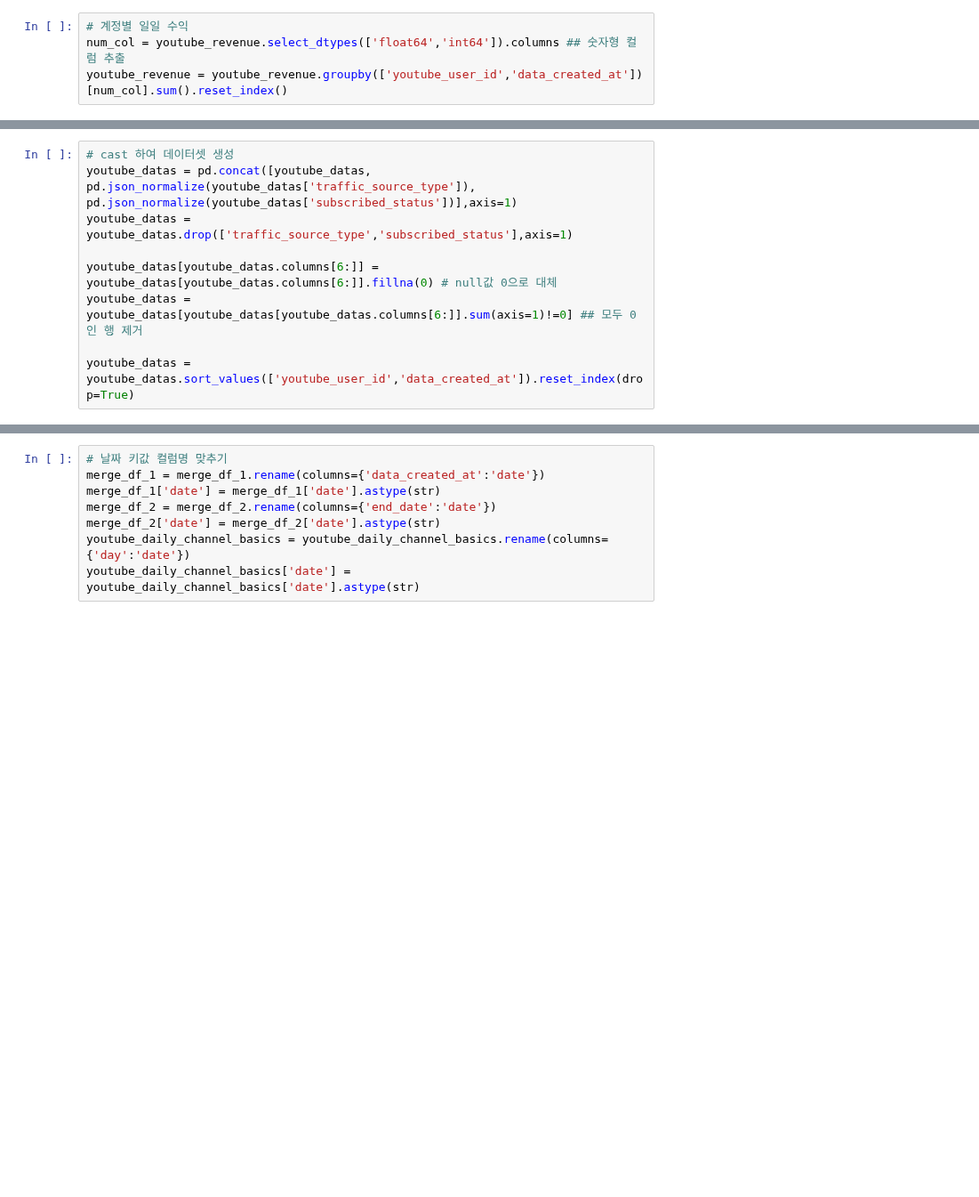
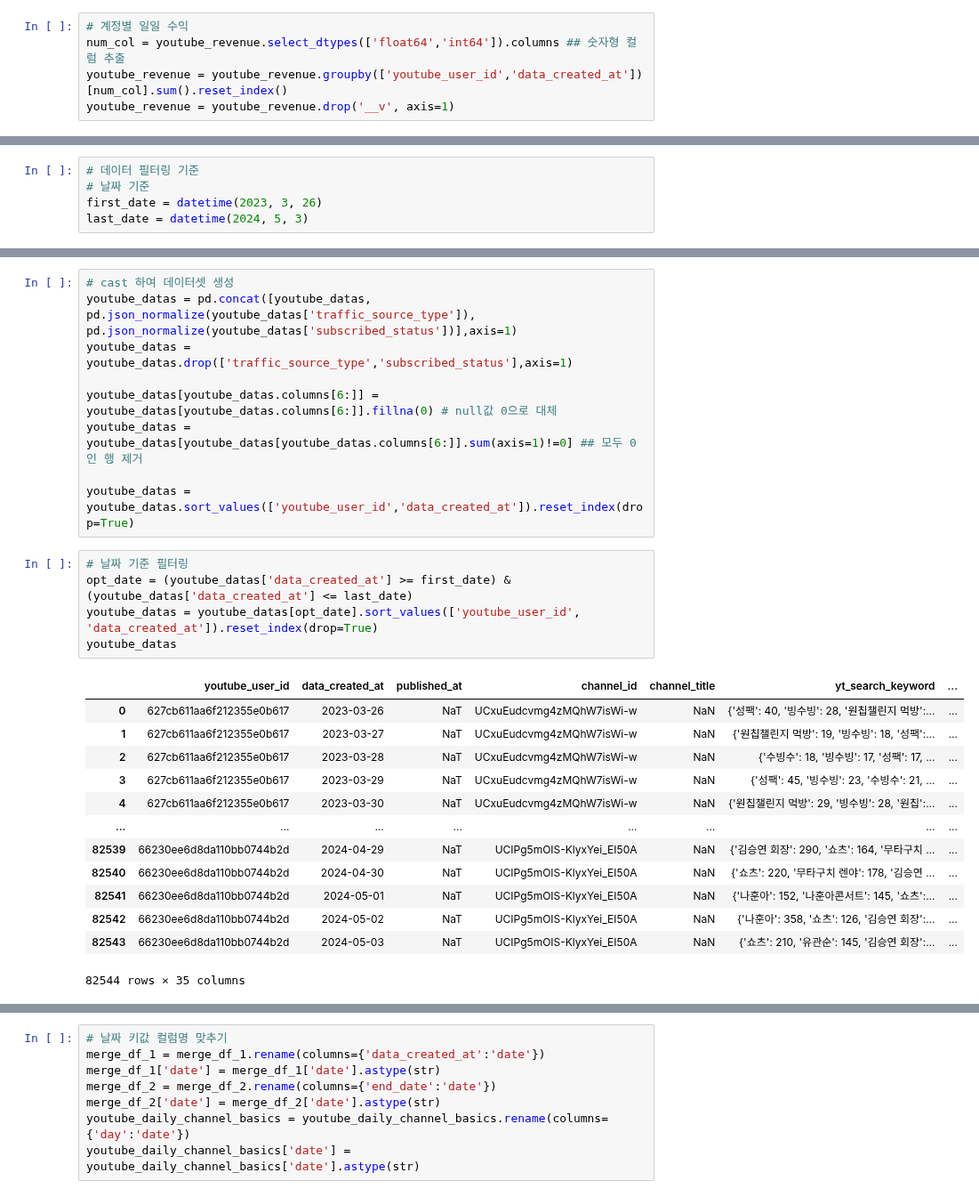
Before and after one commit to kkwann/awake, a Jupyter notebook: MongoDB_connection.ipynb, the cells around one changed output, grey strips where cells are left out. Shown at 89% size. Saved outputs shown, nothing was run; the diff lists cells and outputs as text; blank space fills up the shorter version.

```diff
--- a/MongoDB_connection.ipynb
+++ b/MongoDB_connection.ipynb
@@ -198,3 +200,4 @@ len(youtube_revenue['youtube_user_id'].unique())
 # 계정별 일일 수익
 num_col = youtube_revenue.select_dtypes(['float64','int64']).columns ## 숫자형 컬럼 추출
 youtube_revenue = youtube_revenue.groupby(['youtube_user_id','data_created_at'])[num_col].sum().reset_index()
+youtube_revenue = youtube_revenue.drop('__v', axis=1)
@@ -376,3 +395,8 @@ youtube_subscriber = youtube_subscriber.sort_values(['youtube_user_id','data_cre
 # %%
 # 불필요 데이터 삭제 - 메모리 최소화
 del youtube_dict
+# %%
+# 데이터 필터링 기준
+# 날짜 기준
+first_date = datetime(2023, 3, 26)
+last_date = datetime(2024, 5, 3)
@@ -580,5 +622,24 @@ youtube_datas[youtube_datas.columns[6:]] = youtube_datas[youtube_datas.columns[6
 youtube_datas = youtube_datas[youtube_datas[youtube_datas.columns[6:]].sum(axis=1)!=0] ## 모두 0인 행 제거
 
 youtube_datas = youtube_datas.sort_values(['youtube_user_id','data_created_at']).reset_index(drop=True)
+# %%
+# 날짜 기준 필터링
+opt_date = (youtube_datas['data_created_at'] >= first_date) & (youtube_datas['data_created_at'] <= last_date)
+youtube_datas = youtube_datas[opt_date].sort_values(['youtube_user_id', 'data_created_at']).reset_index(drop=True)
+youtube_datas
+# %% [output]
+|  | youtube_user_id | data_created_at | published_at | channel_id | channel_title | yt_search_keyword | ... |
+| 0 | 627cb611aa6f212355e0b617 | 2023-03-26 | NaT | UCxuEudcvmg4zMQhW7isWi-w | NaN | {'성팩': 40, '빙수빙': 28, '원칩챌린지 먹방':... | ... |
+| 1 | 627cb611aa6f212355e0b617 | 2023-03-27 | NaT | UCxuEudcvmg4zMQhW7isWi-w | NaN | {'원칩챌린지 먹방': 19, '빙수빙': 18, '성팩':... | ... |
+| 2 | 627cb611aa6f212355e0b617 | 2023-03-28 | NaT | UCxuEudcvmg4zMQhW7isWi-w | NaN | {'수빙수': 18, '빙수빙': 17, '성팩': 17, ... | ... |
+| 3 | 627cb611aa6f212355e0b617 | 2023-03-29 | NaT | UCxuEudcvmg4zMQhW7isWi-w | NaN | {'성팩': 45, '빙수빙': 23, '수빙수': 21, ... | ... |
+| 4 | 627cb611aa6f212355e0b617 | 2023-03-30 | NaT | UCxuEudcvmg4zMQhW7isWi-w | NaN | {'원칩챌린지 먹방': 29, '빙수빙': 28, '원칩':... | ... |
+| ... | ... | ... | ... | ... | ... | ... | ... |
+| 82539 | 66230ee6d8da110bb0744b2d | 2024-04-29 | NaT | UCIPg5mOIS-KlyxYei_EI50A | NaN | {'김승연 회장': 290, '쇼츠': 164, '무타구치 ... | ... |
+| 82540 | 66230ee6d8da110bb0744b2d | 2024-04-30 | NaT | UCIPg5mOIS-KlyxYei_EI50A | NaN | {'쇼츠': 220, '무타구치 렌야': 178, '김승연 ... | ... |
+| 82541 | 66230ee6d8da110bb0744b2d | 2024-05-01 | NaT | UCIPg5mOIS-KlyxYei_EI50A | NaN | {'나훈아': 152, '나훈아콘서트': 145, '쇼츠':... | ... |
+| 82542 | 66230ee6d8da110bb0744b2d | 2024-05-02 | NaT | UCIPg5mOIS-KlyxYei_EI50A | NaN | {'나훈아': 358, '쇼츠': 126, '김승연 회장':... | ... |
+| 82543 | 66230ee6d8da110bb0744b2d | 2024-05-03 | NaT | UCIPg5mOIS-KlyxYei_EI50A | NaN | {'쇼츠': 210, '유관순': 145, '김승연 회장':... | ... |
+82544 rows × 35 columns
 # %% [markdown]
 ### 분석용데이터셋 생성
```
Also changed, not shown: parts of 39 cells of this notebook.
